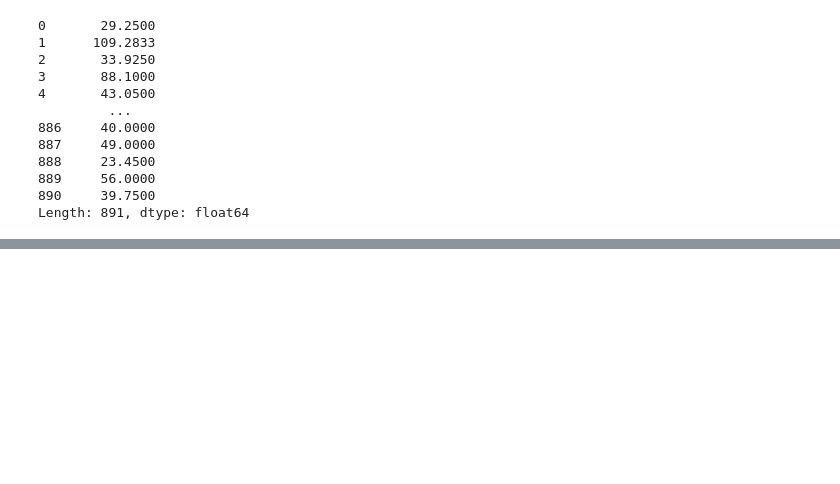
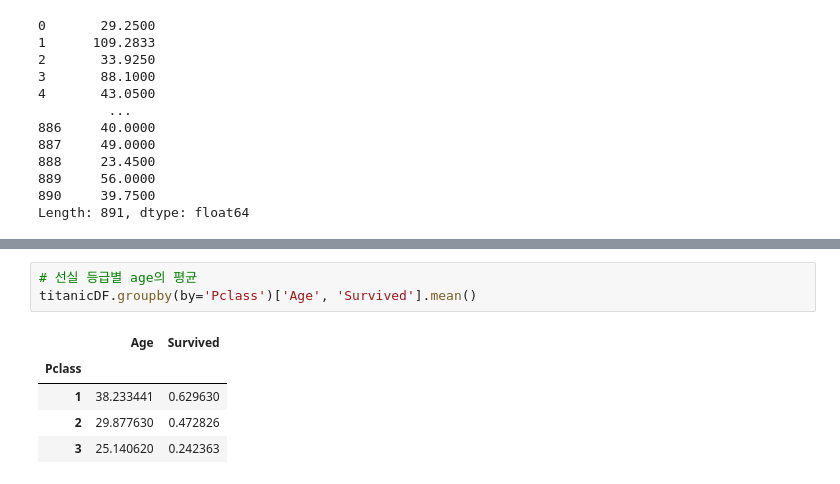
Before and after one commit to Junohera/PythonBasic2021, a Jupyter notebook: 02_DataAnalysis/04_Data_Handling.ipynb, the cells around one changed output, grey strips where cells are left out. Drawn from its saved outputs; the diff is of its cells as text; blank space fills up the shorter version.

```diff
--- a/02_DataAnalysis/04_Data_Handling.ipynb
+++ b/02_DataAnalysis/04_Data_Handling.ipynb
@@ -798,0 +840,9 @@ Length: 891, dtype: float64
+# %%
+# 선실 등급별 age의 평균
+titanicDF.groupby(by='Pclass')['Age', 'Survived'].mean()
+# %% [output]
+|  | Age | Survived |
+| Pclass |  |  |
+| 1 | 38.233441 | 0.629630 |
+| 2 | 29.877630 | 0.472826 |
+| 3 | 25.140620 | 0.242363 |
```
Also changed, not shown: parts of 10 cells of this notebook.
